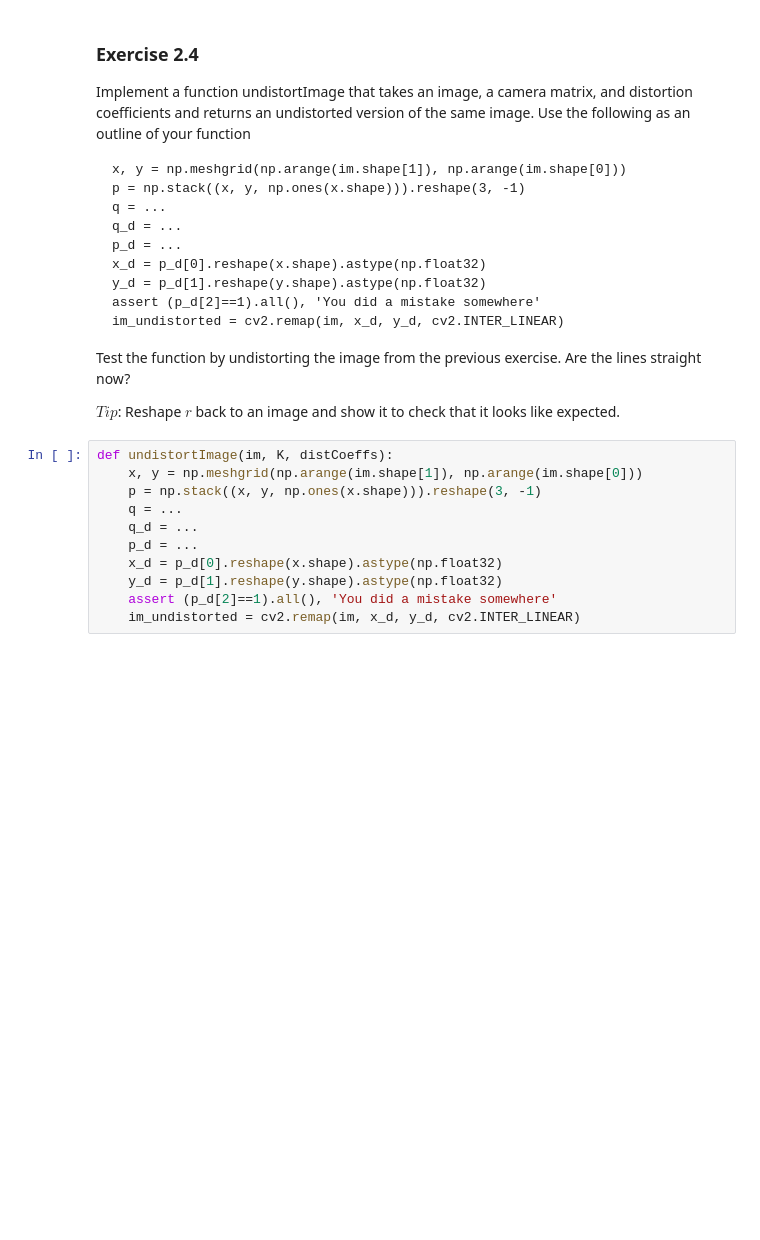
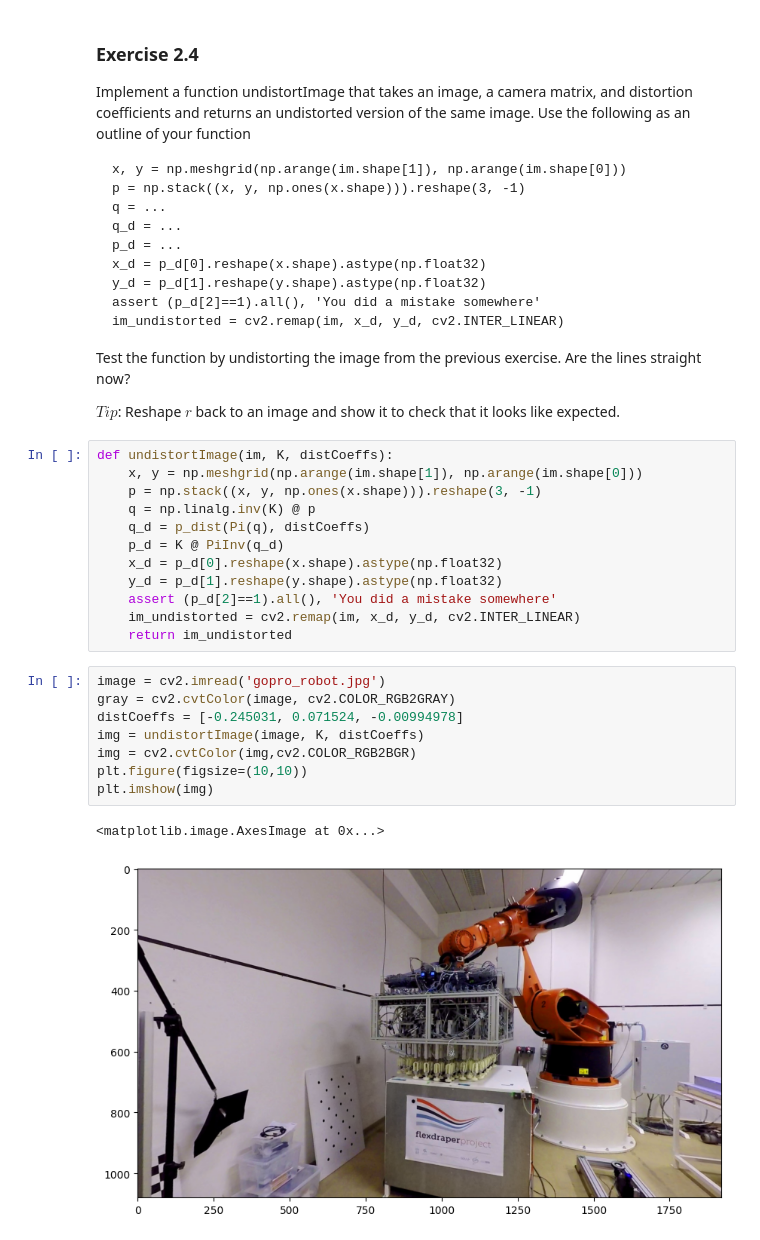
Before and after one commit to ChongchLi/02504_ComputerVision, a Jupyter notebook: Exercise/Exercise_2/Exercise_02.ipynb, the cells around one changed output. Saved outputs shown, nothing was run; the diff lists cells and outputs as text; blank space fills up the shorter version.

```diff
--- a/Exercise/Exercise_2/Exercise_02.ipynb
+++ b/Exercise/Exercise_2/Exercise_02.ipynb
@@ -187,10 +187,22 @@ $Tip$: Reshape $r$ back to an image and show it to check that it looks like expe
 def undistortImage(im, K, distCoeffs):
     x, y = np.meshgrid(np.arange(im.shape[1]), np.arange(im.shape[0]))
     p = np.stack((x, y, np.ones(x.shape))).reshape(3, -1)
-    q = ...
-    q_d = ...
-    p_d = ...
+    q = np.linalg.inv(K) @ p
+    q_d = p_dist(Pi(q), distCoeffs)
+    p_d = K @ PiInv(q_d)
     x_d = p_d[0].reshape(x.shape).astype(np.float32)
     y_d = p_d[1].reshape(y.shape).astype(np.float32)
     assert (p_d[2]==1).all(), 'You did a mistake somewhere'
     im_undistorted = cv2.remap(im, x_d, y_d, cv2.INTER_LINEAR)
+    return im_undistorted
+# %%
+image = cv2.imread('gopro_robot.jpg')
+gray = cv2.cvtColor(image, cv2.COLOR_RGB2GRAY)
+distCoeffs = [-0.245031, 0.071524, -0.00994978]
+img = undistortImage(image, K, distCoeffs)
+img = cv2.cvtColor(img,cv2.COLOR_RGB2BGR)
+plt.figure(figsize=(10,10))
+plt.imshow(img)
+# %% [output]
+<matplotlib.image.AxesImage at 0x...>
+[figure, added]
```
